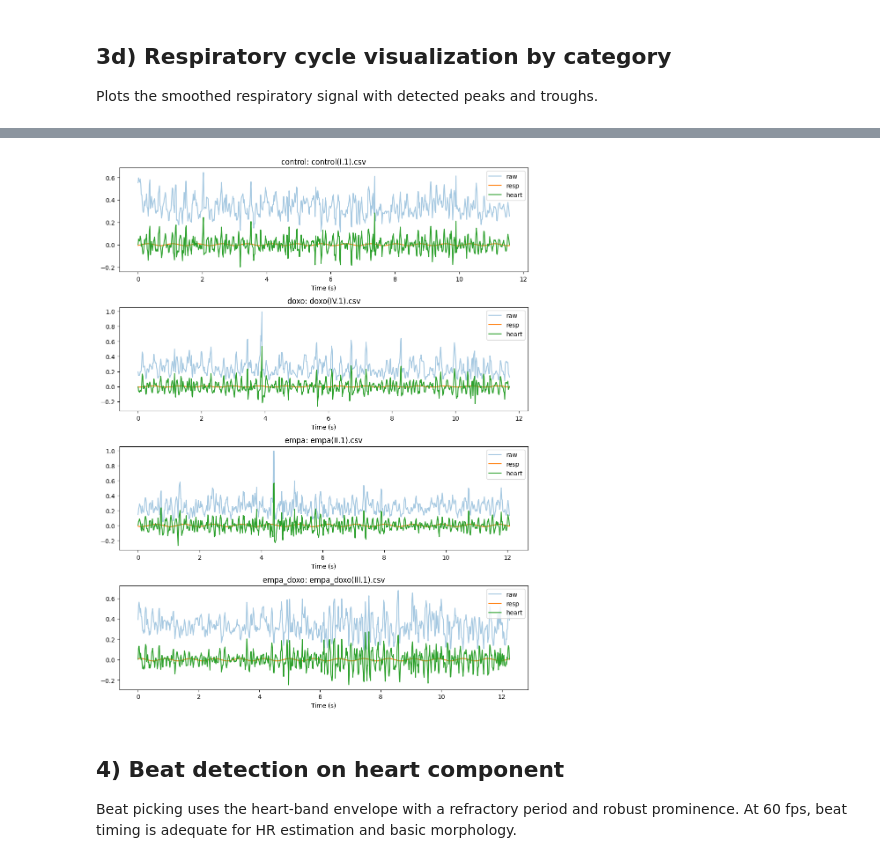
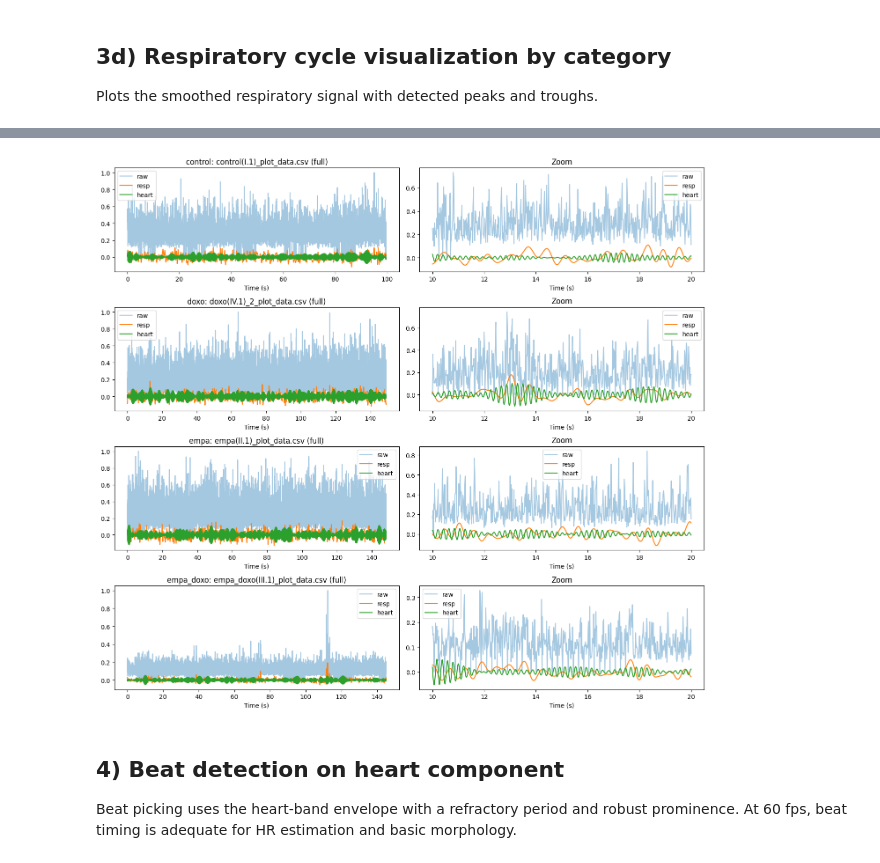
Before and after one commit to taddeusb90/heart-ts-analysis, a Jupyter notebook: notebooks/heart_midas_pipeline.ipynb, the cells around one changed output, grey strips where cells are left out. Saved outputs shown, nothing was run; the diff lists cells and outputs as text; code cells hidden in the pictures.

```diff
--- a/notebooks/heart_midas_pipeline.ipynb
+++ b/notebooks/heart_midas_pipeline.ipynb
@@ -96,10 +117,19 @@ def save_fig(name: str) -> None:
     plt.savefig(FIG_DIR / name, dpi=FIG_DPI, bbox_inches="tight")
 # %%
 def resp_band_from_target() -> tuple[float, float]:
+    if RESP_SEPARATION_BAND_HZ is not None:
+        return RESP_SEPARATION_BAND_HZ
     if RESP_BPM_RANGE is None:
         return RESP_BAND_HZ
     low_bpm, high_bpm = RESP_BPM_RANGE
     return (max(0.01, low_bpm / 60.0), high_bpm / 60.0)
+
+
+def resp_band_for_cycles() -> tuple[float, float]:
+    if RESP_BPM_RANGE is None:
+        return resp_band_from_target()
+    low_bpm, high_bpm = RESP_BPM_RANGE
+    return (max(0.01, low_bpm / 60.0), high_bpm / 60.0)
 # %% [markdown]
 ## Expected heart rate range
 
@@ -125,10 +155,10 @@ def label_from_name(name: str) -> str:
     lower = name.lower()
     if lower.startswith("control"):
         return "control"
-    if lower.startswith("doxo"):
-        return "doxo"
     if lower.startswith("empa_doxo") or lower.startswith("preconditionare_empa_doxo"):
         return "empa_doxo"
+    if lower.startswith("doxo") or lower.startswith("doxo_re"):
+        return "doxo"
     if lower.startswith("empa"):
         return "empa"
     return "other"
@@ -361,6 +398,6 @@ plt.show()
 # %%
 def estimate_hr_psd(signal: np.ndarray, fs: float, band: tuple[float, float], method: str) -> float | None:
-    _, heart = separate_components(signal, fs, method=method)
+    heart = extract_heart_for_beats(signal, fs)
     f, pxx = welch(heart, fs=fs, nperseg=min(2048, len(heart)))
     low, high = band
     mask = (f >= low) & (f <= high)
@@ -510,32 +567,42 @@ plot_resp_cycles_by_category(records, SEPARATION_METHOD)
 # %%
-def plot_category_decomposition(records: list[Record], method: str) -> None:
+def plot_category_decomposition(records: list[Record], method: str, output_tag: str) -> None:
     grouped: dict[str, list[Record]] = {}
     for rec in records:
         grouped.setdefault(rec.label, []).append(rec)
 
     labels = sorted(grouped.keys())
-    fig, axes = plt.subplots(len(labels), 1, figsize=(10, 3.2 * len(labels)))
+    fig, axes = plt.subplots(len(labels), 2, figsize=(14, 3.2 * len(labels)))
     if len(labels) == 1:
         axes = [axes]
 
-    for ax, label in zip(axes, labels):
+    for row, label in enumerate(labels):
         rec = grouped[label][0]
-        resp, heart = separate_components(rec.signal, rec.fs, method=method)
-        ax.plot(rec.time_s, rec.signal, label="raw", alpha=0.4)
-        ax.plot(rec.time_s, resp, label="resp")
-        ax.plot(rec.time_s, heart, label="heart")
-        ax.set_title(f"{label}: {rec.path.name}")
-        ax.set_xlabel("Time (s)")
-        ax.legend()
+        resp, heart = decompose_for_plot(rec.signal, rec.fs, method=method)
+        full_ax = axes[row][0]
+        zoom_ax = axes[row][1]
+        full_ax.plot(rec.time_s, rec.signal, label="raw", alpha=0.4)
+        full_ax.plot(rec.time_s, resp, label="resp")
+        full_ax.plot(rec.time_s, heart, label="heart")
+        full_ax.set_title(f"{label}: {rec.path.name} (full)")
+        full_ax.set_xlabel("Time (s)")
+        full_ax.legend()
+
+        mask = zoom_mask(rec.time_s)
+        zoom_ax.plot(rec.time_s[mask], rec.signal[mask], label="raw", alpha=0.4)
+        zoom_ax.plot(rec.time_s[mask], resp[mask], label="resp")
+        zoom_ax.plot(rec.time_s[mask], heart[mask], label="heart")
+        zoom_ax.set_title("Zoom")
+        zoom_ax.set_xlabel("Time (s)")
+        zoom_ax.legend()
 
     plt.tight_layout()
-    save_fig(f"decomposition_by_category_{method}.png")
+    save_fig(f"decomposition_by_category_{output_tag}.png")
 plt.show()
 
 
-plot_category_decomposition(records, SEPARATION_METHOD)
+plot_category_decomposition(records, DECOMPOSITION_METHOD, DECOMPOSITION_OUTPUT_TAG)
 # %% [output]
-[figure, old version]
+[figure, new version]
 # %% [markdown]
 ## 4) Beat detection on heart component
 
```
Also changed, not shown: parts of 24 cells of this notebook, 49 other files.
